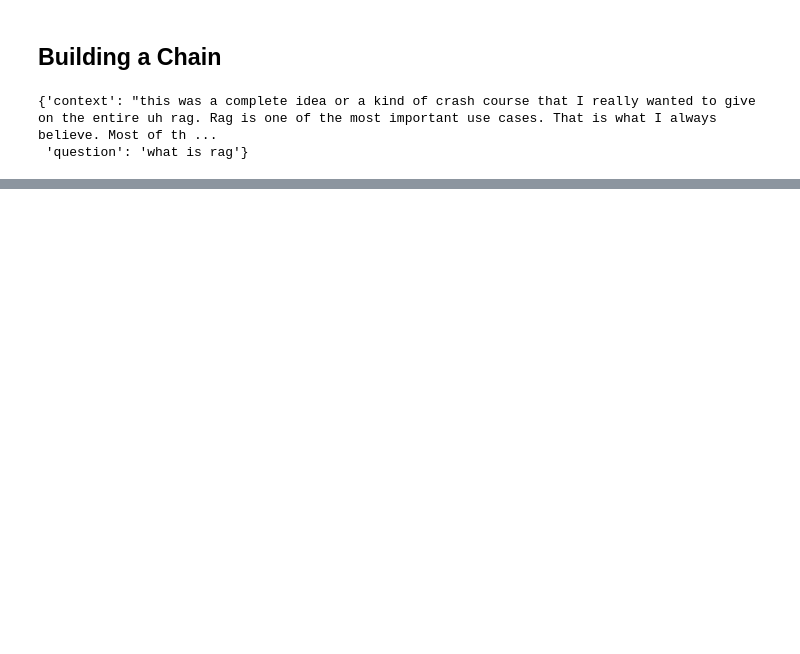
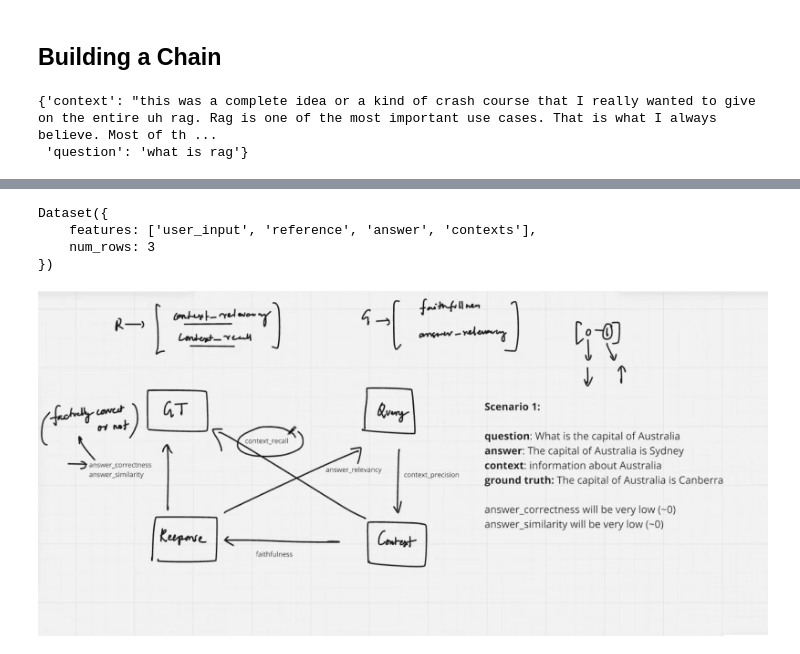
Before and after one commit to pank3004/YouTube-AI-Assistant, a Jupyter notebook: RAG_Flow.ipynb, the cells around one changed output, grey strips where cells are left out. Cells and saved outputs as stored; diff of their text form; code cells hidden in the pictures; blank space fills up the shorter version.

```diff
--- a/RAG_Flow.ipynb
+++ b/RAG_Flow.ipynb
@@ -296,0 +391,13 @@ retrieved_docs
+# %%
+dataset
+# %% [output]
+Dataset({
+    features: ['user_input', 'reference', 'answer', 'contexts'],
+    num_rows: 3
+})
+# %%
+from IPython.display import Image, display
+
+display(Image(filename="metric.png"))
+# %% [output]
+[figure, added]
```
Also changed, not shown: parts of 32 cells of this notebook, 1 other file.
